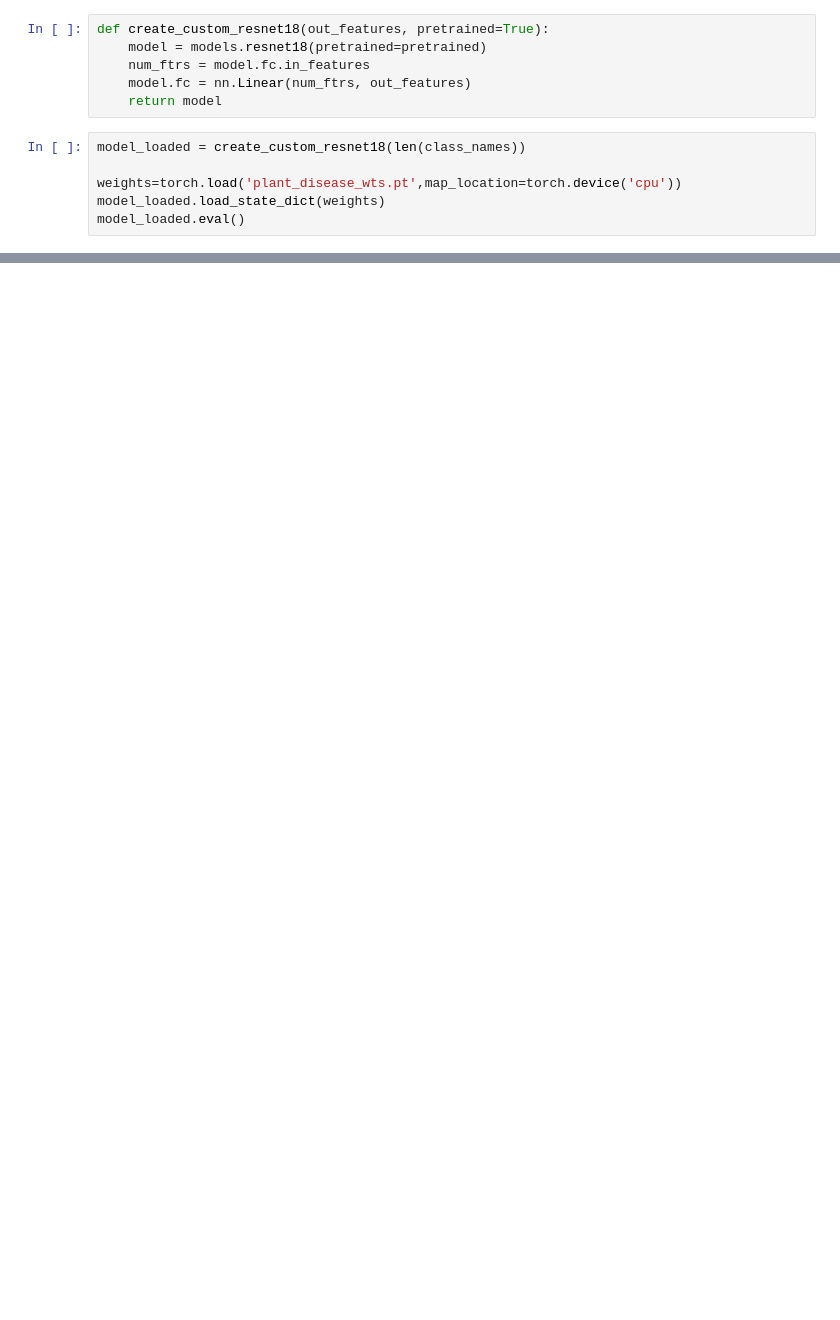
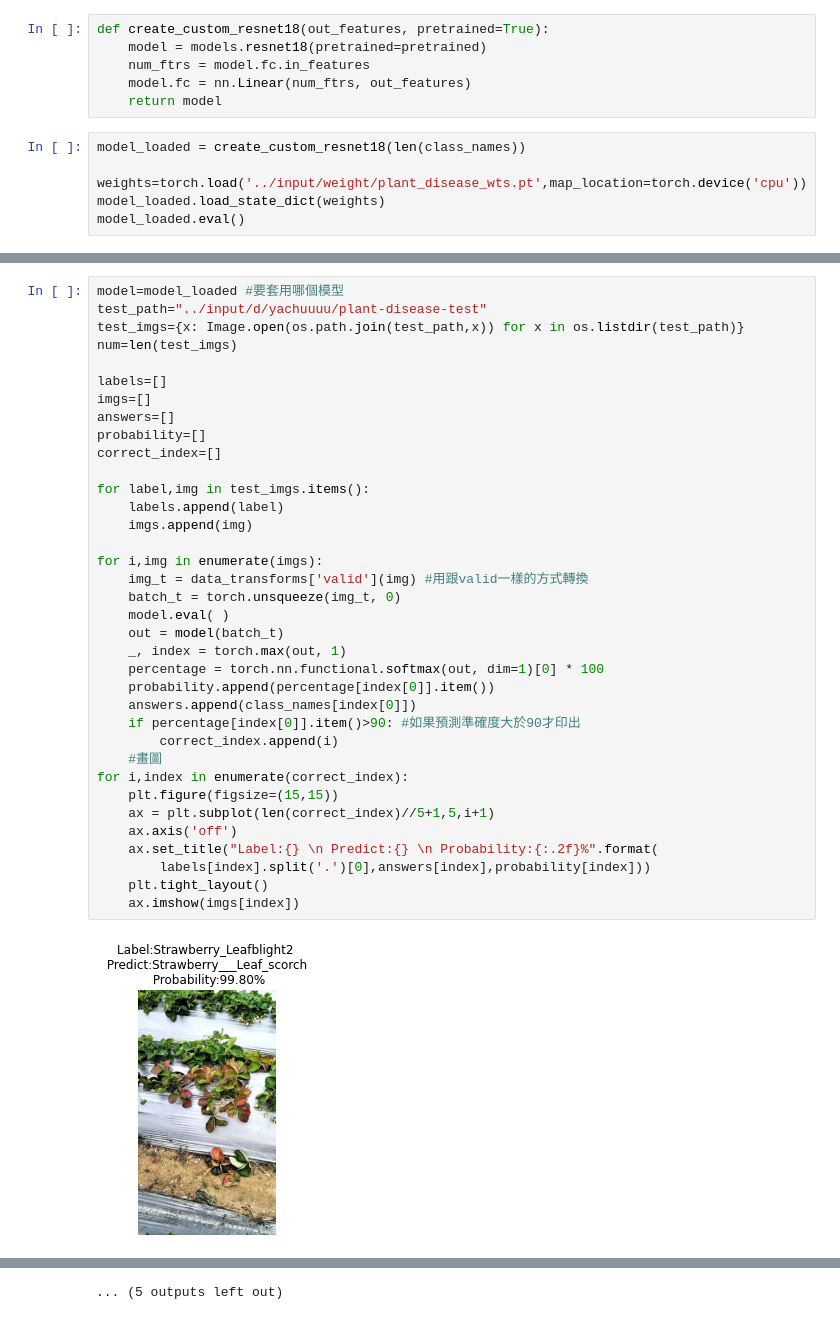
Before and after one commit to YaChuuuuu/plant_disease-dataset, a Jupyter notebook: plant-disease.ipynb, the cells around one changed output, grey strips where cells are left out. Drawn from its saved outputs; the diff is of its cells as text; blank space fills up the shorter version.

Commit message:
Kaggle Notebook | plant disease | Version 5

```diff
--- a/plant-disease.ipynb
+++ b/plant-disease.ipynb
@@ -160,6 +188,6 @@ def create_custom_resnet18(out_features, pretrained=True):
 # %%
 model_loaded = create_custom_resnet18(len(class_names))
 
-weights=torch.load('plant_disease_wts.pt',map_location=torch.device('cpu'))
+weights=torch.load('../input/weight/plant_disease_wts.pt',map_location=torch.device('cpu'))
 model_loaded.load_state_dict(weights)
 model_loaded.eval()
@@ -196,0 +252,38 @@ for i,img in enumerate(imgs):
+# %%
+model=model_loaded #要套用哪個模型
+test_path="../input/d/yachuuuu/plant-disease-test"
+test_imgs={x: Image.open(os.path.join(test_path,x)) for x in os.listdir(test_path)}
+num=len(test_imgs)
+
+labels=[]
+imgs=[]
+answers=[]
+probability=[]
+correct_index=[]
+
+for label,img in test_imgs.items():
+    labels.append(label)
+    imgs.append(img)
+
+for i,img in enumerate(imgs):
+    img_t = data_transforms['valid'](img) #用跟valid一樣的方式轉換
+    batch_t = torch.unsqueeze(img_t, 0)
+    model.eval( )
+    out = model(batch_t)
+    _, index = torch.max(out, 1)
+    percentage = torch.nn.functional.softmax(out, dim=1)[0] * 100
+    probability.append(percentage[index[0]].item())
+    answers.append(class_names[index[0]])
+    if percentage[index[0]].item()>90: #如果預測準確度大於90才印出
+        correct_index.append(i)
+    #畫圖
+for i,index in enumerate(correct_index):
+    plt.figure(figsize=(15,15))
+    ax = plt.subplot(len(correct_index)//5+1,5,i+1)
+    ax.axis('off')
+    ax.set_title("Label:{} \n Predict:{} \n Probability:{:.2f}%".format(
+        labels[index].split('.')[0],answers[index],probability[index]))
+    plt.tight_layout()
+    ax.imshow(imgs[index])
+# %% [output]
+[figure, added]
@@ -196,0 +301 @@ for i,img in enumerate(imgs):
+... (5 outputs left out)
```
Also changed, not shown: parts of 14 cells of this notebook.
